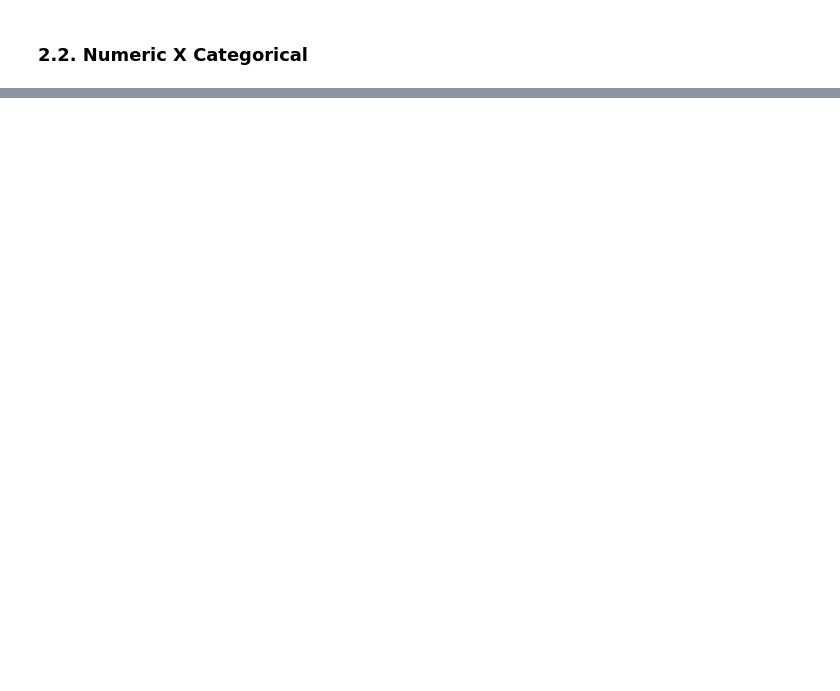
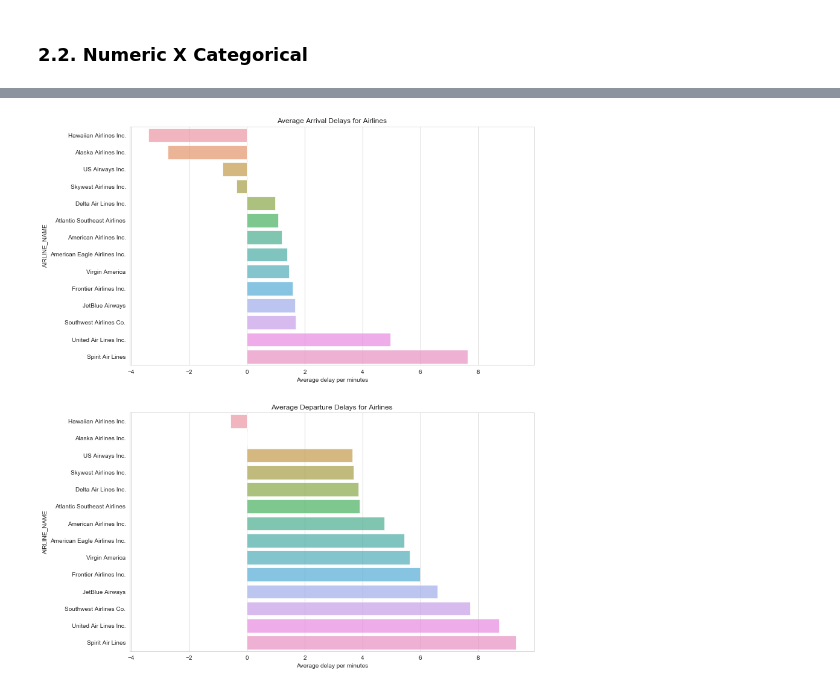
Before and after one commit to ArwaSheraky/Airlines-Delay-Analysis, a Jupyter notebook: Exploratory-Data-Analysis.ipynb, the cells around one changed output, grey strips where cells are left out. Cells and saved outputs as stored; diff of their text form; code cells hidden in the pictures; blank space fills up the shorter version.

```diff
--- a/Exploratory-Data-Analysis.ipynb
+++ b/Exploratory-Data-Analysis.ipynb
@@ -66,0 +81,26 @@ airline_group = df.groupby('AIRLINE_CODE')['CANCELLED'].count()
+# %%
+#Delay x Airline
+
+airline_arr_group = df.groupby('AIRLINE_NAME')['ARRIVAL_DELAY'].mean().sort_values()
+airline_dep_group = df.groupby('AIRLINE_NAME')['DEPARTURE_DELAY'].mean().sort_values()
+
+#Plotting
+
+fig = plt.figure(figsize=(12, 16))
+ax1 = plt.subplot(211)
+
+plt.title('Average Arrival Delays for Airlines')
+plt.xlabel('Average delay per minutes')
+plt.ylabel('Airlines Names')
+sns.barplot(x=airline_arr_group.values, y=airline_arr_group.index, orient='h')
+
+ax2 = plt.subplot(212, sharex = ax1, sharey = ax1)
+
+plt.title('Average Departure Delays for Airlines')
+plt.xlabel('Average delay per minutes')
+plt.ylabel('Airlines Names')
+sns.barplot(x=airline_dep_group.values, y=airline_dep_group.index, orient='h')
+
+plt.show()
+# %% [output]
+[figure, added]
```
Also changed, not shown: parts of 6 cells of this notebook.
